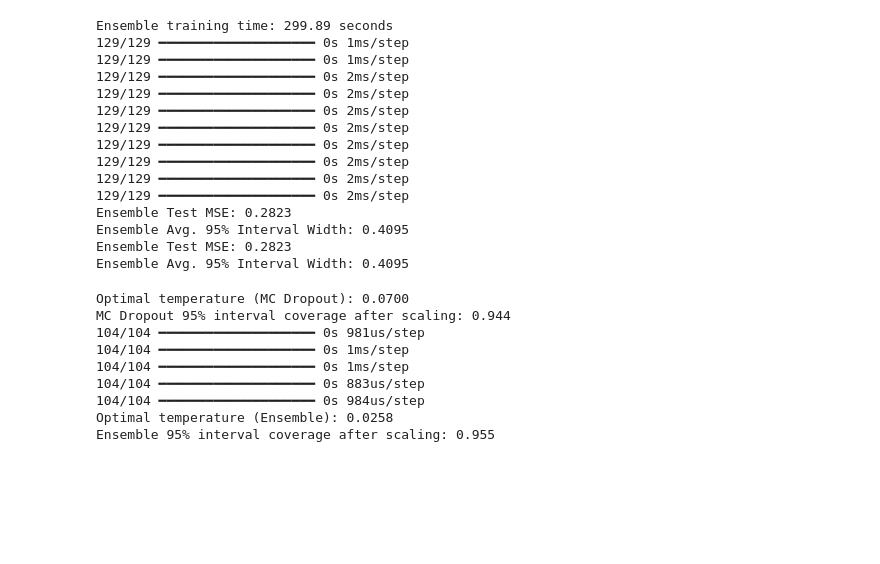
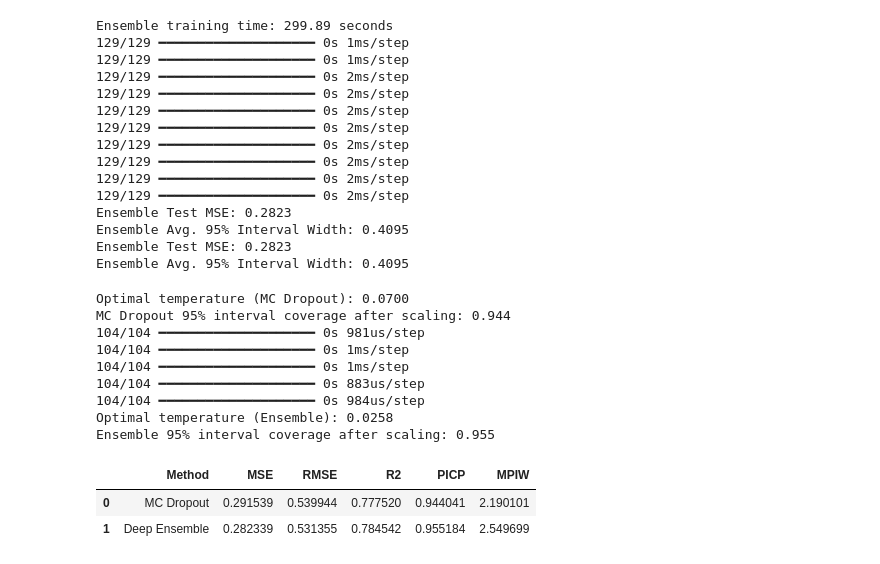
Before and after one commit to nebaw-21/Uncertainty-Estimation, a Jupyter notebook: uncertainty_estimation.ipynb, the cells around one changed output. Drawn from its saved outputs; the diff is of its cells as text; code cells hidden in the pictures; blank space fills up the shorter version.

```diff
--- a/uncertainty_estimation.ipynb
+++ b/uncertainty_estimation.ipynb
@@ -171,3 +171,43 @@ MC Dropout 95% interval coverage after scaling: 0.944
 104/104 ━━━━━━━━━━━━━━━━━━━━ 0s 984us/step
 Optimal temperature (Ensemble): 0.0258
 Ensemble 95% interval coverage after scaling: 0.955
+# %%
+# Function to compute MSE, RMSE, R2 given y_true and y_pred
+def compute_accuracy_metrics(y_true, y_pred):
+    mse = mean_squared_error(y_true, y_pred)
+    rmse = np.sqrt(mse)
+    r2 = r2_score(y_true, y_pred)
+    return mse, rmse, r2
+
+# Compute Prediction Interval Coverage Probability (PICP) and Mean Prediction Interval Width (MPIW)
+def compute_uncertainty_metrics(y_true, means, stds, confidence=0.95):
+    z = 1.96 if confidence == 0.95 else norm.ppf(0.5 + confidence/2)
+    lower = means - z * stds
+    upper = means + z * stds
+    picp = np.mean((y_true >= lower) & (y_true <= upper))
+    mpiw = np.mean(upper - lower)
+    return picp, mpiw
+
+# MC Dropout metrics
+mse_mc, rmse_mc, r2_mc = compute_accuracy_metrics(y_test, means_mc)
+picp_mc, mpiw_mc = compute_uncertainty_metrics(y_test, means_mc, scaled_stds_mc)
+
+# Ensemble metrics
+mse_ens, rmse_ens, r2_ens = compute_accuracy_metrics(y_test, means_ens)
+picp_ens, mpiw_ens = compute_uncertainty_metrics(y_test, means_ens, scaled_stds_ens)
+
+# Display results in a DataFrame
+import pandas as pd
+results_df = pd.DataFrame({
+    'Method': ['MC Dropout', 'Deep Ensemble'],
+    'MSE': [mse_mc, mse_ens],
+    'RMSE': [rmse_mc, rmse_ens],
+    'R2': [r2_mc, r2_ens],
+    'PICP': [picp_mc, picp_ens],
+    'MPIW': [mpiw_mc, mpiw_ens]
+})
+display(results_df)
+# %% [output]
+|  | Method | MSE | RMSE | R2 | PICP | MPIW |
+| 0 | MC Dropout | 0.291539 | 0.539944 | 0.777520 | 0.944041 | 2.190101 |
+| 1 | Deep Ensemble | 0.282339 | 0.531355 | 0.784542 | 0.955184 | 2.549699 |
```
Also changed, not shown: parts of 3 cells of this notebook, 7 other files.
